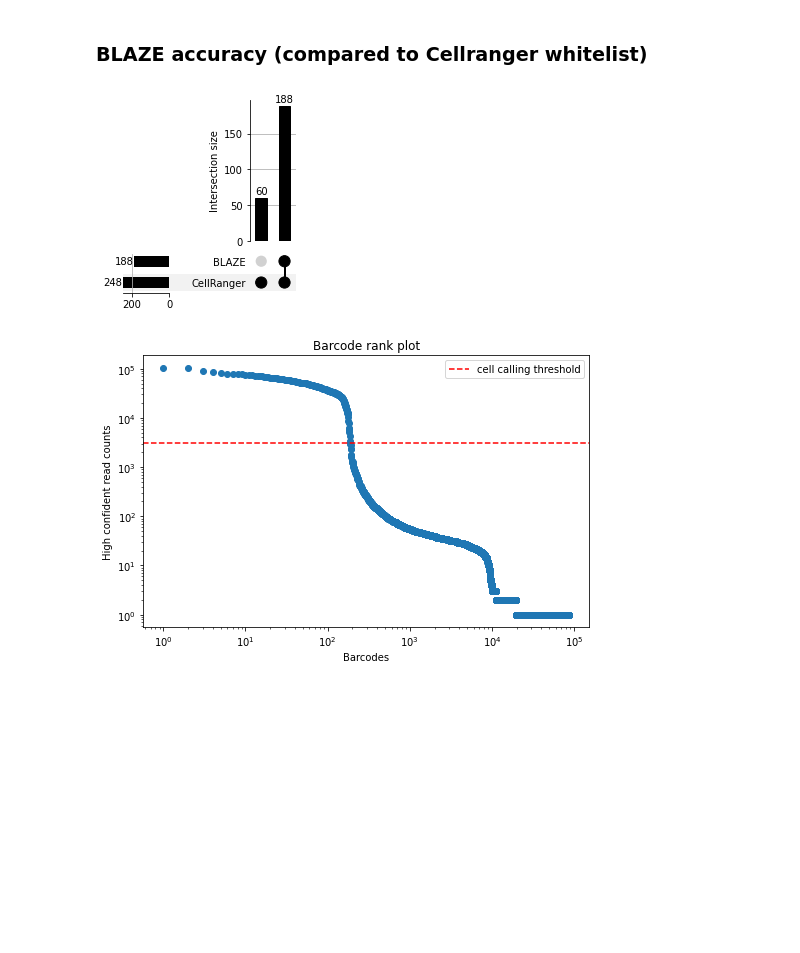
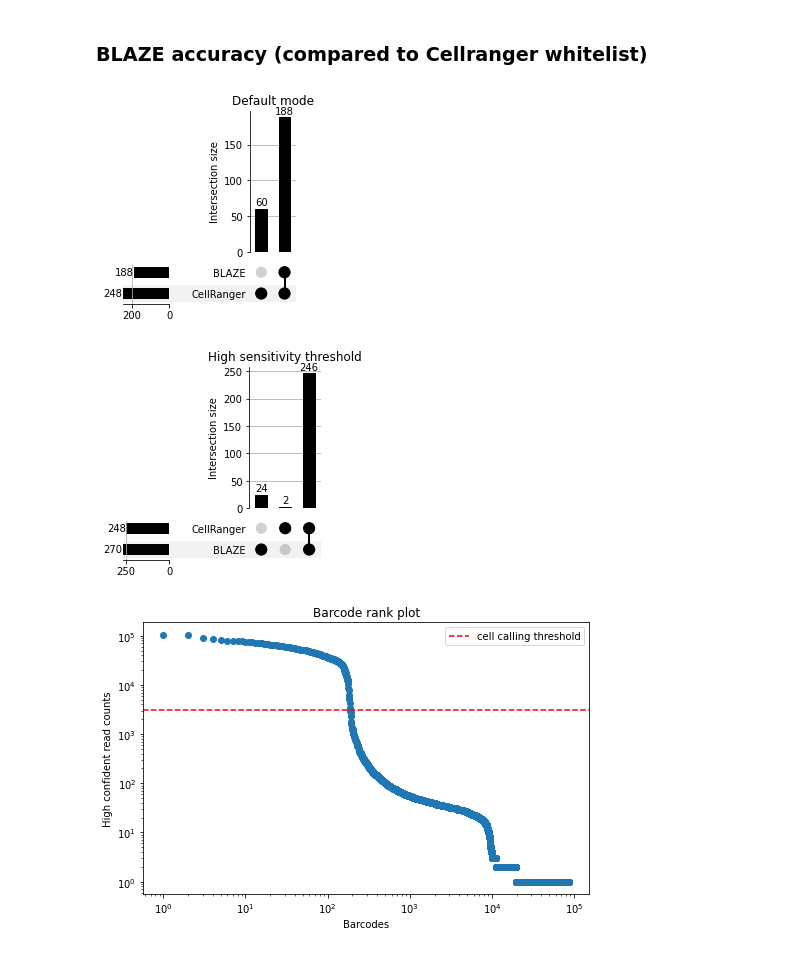
Before and after one commit to youyupei/bc_whitelist_analysis, a Jupyter notebook: script/scmixology_data_analysis.ipynb, the cells around one changed output. Drawn from its saved outputs; the diff is of its cells as text; code cells hidden in the pictures; blank space fills up the shorter version.

```diff
--- a/script/scmixology_data_analysis.ipynb
+++ b/script/scmixology_data_analysis.ipynb
@@ -84,6 +108,27 @@ def percentile_count_thres(count_array, exp_cells=None):
         return t
 
 threshold = percentile_count_thres(raw_bc_d_minQ15_filtered.counts,500)
+# %%
+# 95-percentile of top N cell / 200
+def percentile_count_thres_high_sensitivity(count_array, exp_cells=None):
+    if exp_cells:
+        top_count = np.sort(count_array)[::-1][:exp_cells]
+        return np.quantile(top_count, 0.95)/200
+    else:
+        exp_cells = 0
+        new_exp_cells = int(len(count_array)/2)
+        count_array = np.sort(count_array)[::-1]
+        while exp_cells != new_exp_cells:
+            exp_cells = new_exp_cells
+
+            top_count = count_array[:exp_cells]
+            t = np.quantile(top_count, 0.95)/200
+
+            new_exp_cells = (count_array >= t).sum()
+            print(exp_cells,new_exp_cells, t)
+        return t
+
+threshold_high_sen = percentile_count_thres_high_sensitivity(raw_bc_d_minQ15_filtered.counts,500)
 # %% [markdown]
 #### Number of barcode vs Expected number of cells
 # %%
@@ -102,13 +160,23 @@ plt.show()
 # %%
 # Agreement BLAZE and cellranger
+from upsetplot import from_contents
 bc_pass_idx = raw_bc_d_minQ15_filtered.counts >= threshold
 passed_bc = set(raw_bc_d_minQ15_filtered[bc_pass_idx].BC)
-from upsetplot import from_contents
 a = from_contents({'BLAZE':passed_bc, 'CellRanger':cr_filtered_bc})
 upsetplot.plot(a, show_counts=True)
+plt.title('Default mode')
 plt.show()
+
+# high sensitivity threshold
+bc_pass_idx_hs = raw_bc_d_minQ15_filtered.counts >= threshold_high_sen
+passed_bc_hs = set(raw_bc_d_minQ15_filtered[bc_pass_idx_hs].BC)
+a = from_contents({'BLAZE':passed_bc_hs, 'CellRanger':cr_filtered_bc})
+upsetplot.plot(a, show_counts=True)
+plt.title('High sensitivity threshold')
+plt.show()
 # %% [output]
-[figure, old version]
+[figure, new version]
+[figure, added]
 # %%
 # Barcode rank plot
 fig, ax = plt.subplots(1,1, figsize = (8,5))
```
Also changed, not shown: parts of 10 cells of this notebook, 5 other files.
